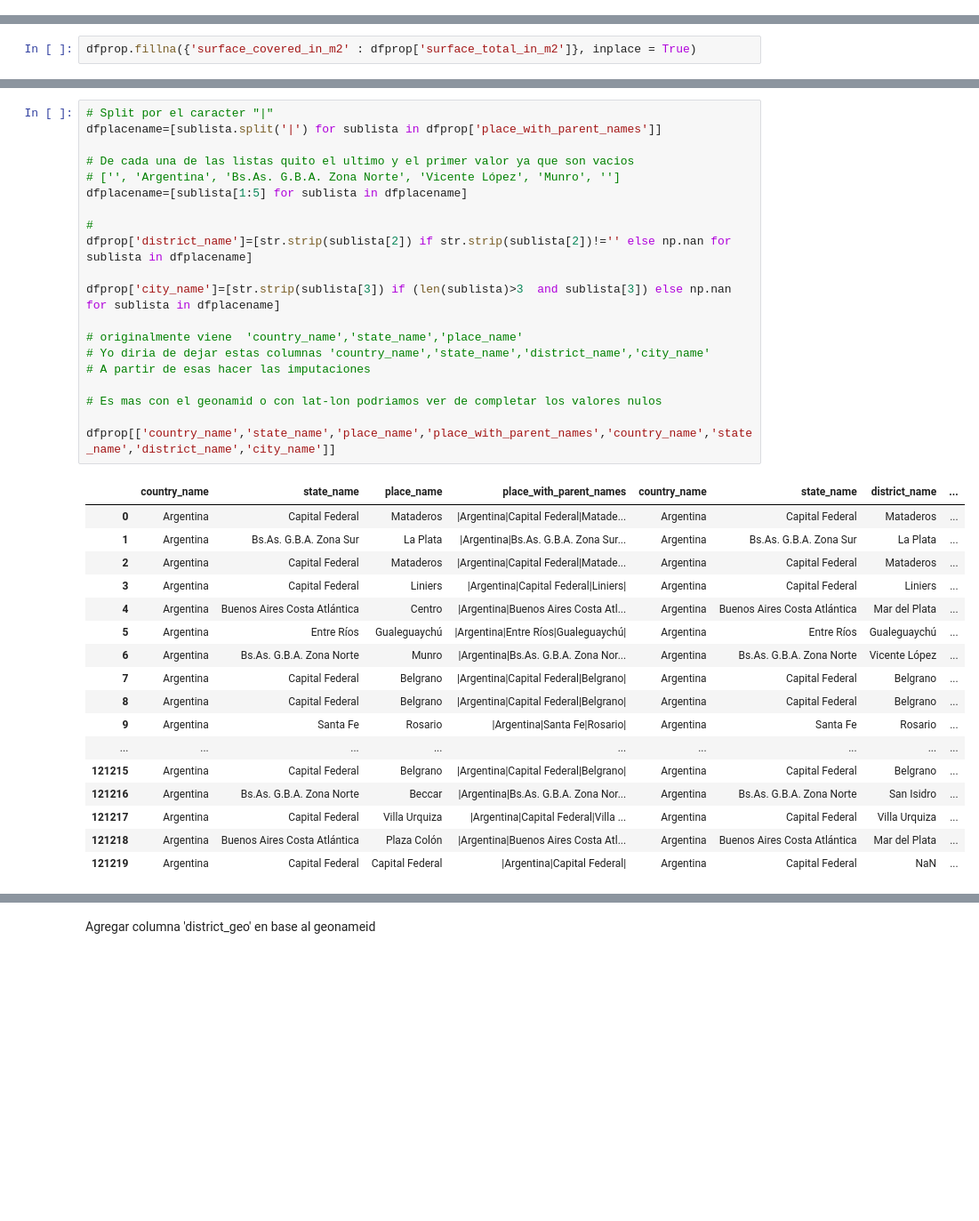
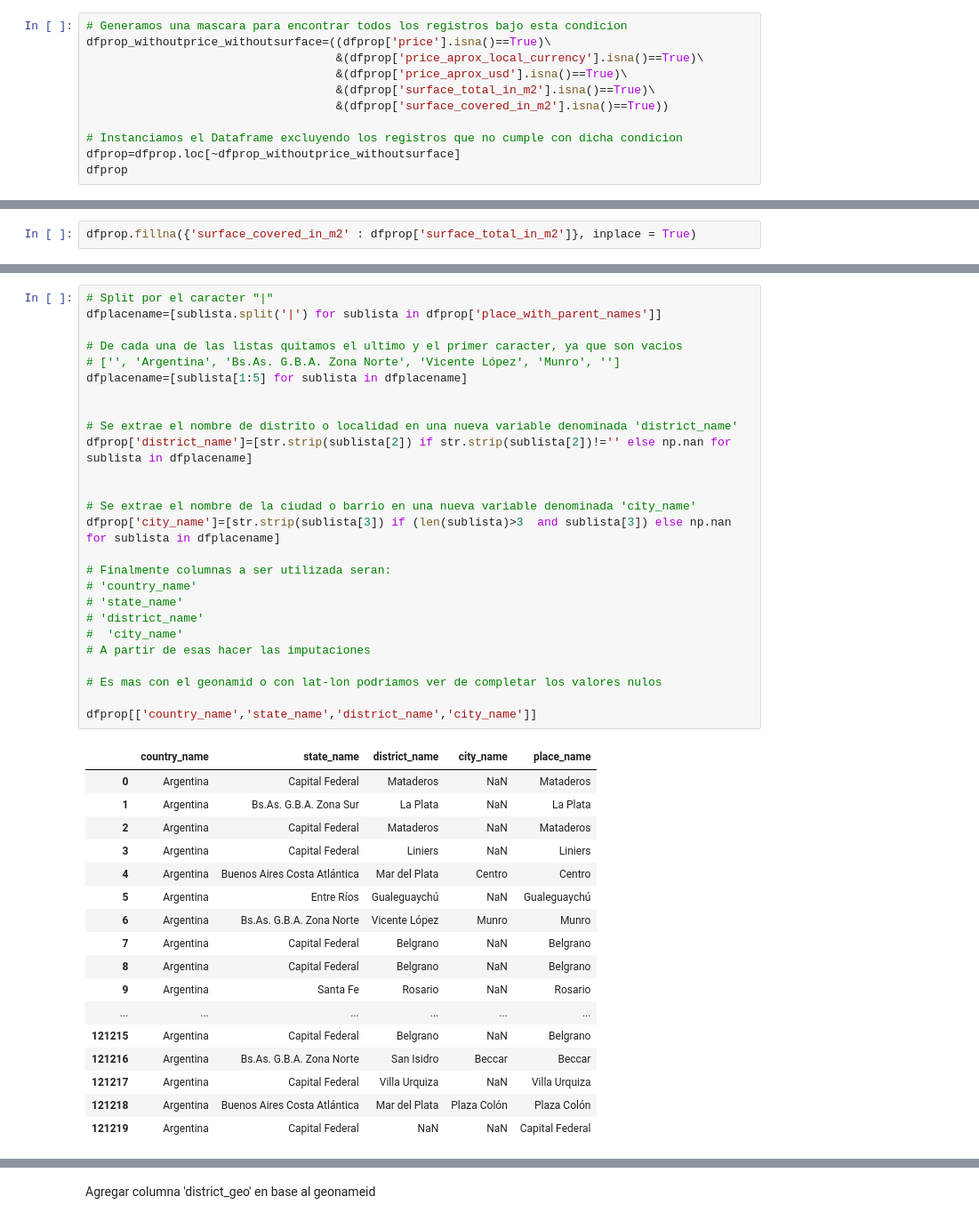
Before and after one commit to rgvillar/properati, a Jupyter notebook: Properati.ipynb, the cells around one changed output, grey strips where cells are left out. Shown at 89% size. Cells and saved outputs as stored; diff of their text form; blank space fills up the shorter version.

```diff
--- a/Properati.ipynb
+++ b/Properati.ipynb
@@ -120,0 +101,11 @@ dtype: int64
+# %%
+# Generamos una mascara para encontrar todos los registros bajo esta condicion
+dfprop_withoutprice_withoutsurface=((dfprop['price'].isna()==True)\
+                                    &(dfprop['price_aprox_local_currency'].isna()==True)\
+                                    &(dfprop['price_aprox_usd'].isna()==True)\
+                                    &(dfprop['surface_total_in_m2'].isna()==True)\
+                                    &(dfprop['surface_covered_in_m2'].isna()==True))
+
+# Instanciamos el Dataframe excluyendo los registros que no cumple con dicha condicion
+dfprop=dfprop.loc[~dfprop_withoutprice_withoutsurface]
+dfprop
@@ -260,38 +279,44 @@ Por lo tanto, separamos el texto y generaremos una nueva columna quedando el set
 # %%
 # Split por el caracter "|"
 dfplacename=[sublista.split('|') for sublista in dfprop['place_with_parent_names']]
 
-# De cada una de las listas quito el ultimo y el primer valor ya que son vacios
+# De cada una de las listas quitamos el ultimo y el primer caracter, ya que son vacios
 # ['', 'Argentina', 'Bs.As. G.B.A. Zona Norte', 'Vicente López', 'Munro', '']
 dfplacename=[sublista[1:5] for sublista in dfplacename]
 
-#
+
+# Se extrae el nombre de distrito o localidad en una nueva variable denominada 'district_name'
 dfprop['district_name']=[str.strip(sublista[2]) if str.strip(sublista[2])!='' else np.nan for sublista in dfplacename]
 
+
+# Se extrae el nombre de la ciudad o barrio en una nueva variable denominada 'city_name'
 dfprop['city_name']=[str.strip(sublista[3]) if (len(sublista)>3  and sublista[3]) else np.nan for sublista in dfplacename]
 
-# originalmente viene  'country_name','state_name','place_name'
-# Yo diria de dejar estas columnas 'country_name','state_name','district_name','city_name'
+# Finalmente columnas a ser utilizada seran:
+# 'country_name'
+# 'state_name'
+# 'district_name'
+#  'city_name'
 # A partir de esas hacer las imputaciones
 
 # Es mas con el geonamid o con lat-lon podriamos ver de completar los valores nulos
 
-dfprop[['country_name','state_name','place_name','place_with_parent_names','country_name','state_name','district_name','city_name']]
+dfprop[['country_name','state_name','district_name','city_name']]
 # %% [output]
-|  | country_name | state_name | place_name | place_with_parent_names | country_name | state_name | district_name | ... |
-| 0 | Argentina | Capital Federal | Mataderos | |Argentina|Capital Federal|Matade... | Argentina | Capital Federal | Mataderos | ... |
-| 1 | Argentina | Bs.As. G.B.A. Zona Sur | La Plata | |Argentina|Bs.As. G.B.A. Zona Sur... | Argentina | Bs.As. G.B.A. Zona Sur | La Plata | ... |
-| 2 | Argentina | Capital Federal | Mataderos | |Argentina|Capital Federal|Matade... | Argentina | Capital Federal | Mataderos | ... |
-| 3 | Argentina | Capital Federal | Liniers | |Argentina|Capital Federal|Liniers| | Argentina | Capital Federal | Liniers | ... |
-| 4 | Argentina | Buenos Aires Costa Atlántica | Centro | |Argentina|Buenos Aires Costa Atl... | Argentina | Buenos Aires Costa Atlántica | Mar del Plata | ... |
-| 5 | Argentina | Entre Ríos | Gualeguaychú | |Argentina|Entre Ríos|Gualeguaychú| | Argentina | Entre Ríos | Gualeguaychú | ... |
-| 6 | Argentina | Bs.As. G.B.A. Zona Norte | Munro | |Argentina|Bs.As. G.B.A. Zona Nor... | Argentina | Bs.As. G.B.A. Zona Norte | Vicente López | ... |
-| 7 | Argentina | Capital Federal | Belgrano | |Argentina|Capital Federal|Belgrano| | Argentina | Capital Federal | Belgrano | ... |
-| 8 | Argentina | Capital Federal | Belgrano | |Argentina|Capital Federal|Belgrano| | Argentina | Capital Federal | Belgrano | ... |
-| 9 | Argentina | Santa Fe | Rosario | |Argentina|Santa Fe|Rosario| | Argentina | Santa Fe | Rosario | ... |
-| ... | ... | ... | ... | ... | ... | ... | ... | ... |
-| 121215 | Argentina | Capital Federal | Belgrano | |Argentina|Capital Federal|Belgrano| | Argentina | Capital Federal | Belgrano | ... |
-| 121216 | Argentina | Bs.As. G.B.A. Zona Norte | Beccar | |Argentina|Bs.As. G.B.A. Zona Nor... | Argentina | Bs.As. G.B.A. Zona Norte | San Isidro | ... |
-| 121217 | Argentina | Capital Federal | Villa Urquiza | |Argentina|Capital Federal|Villa ... | Argentina | Capital Federal | Villa Urquiza | ... |
-| 121218 | Argentina | Buenos Aires Costa Atlántica | Plaza Colón | |Argentina|Buenos Aires Costa Atl... | Argentina | Buenos Aires Costa Atlántica | Mar del Plata | ... |
-| 121219 | Argentina | Capital Federal | Capital Federal | |Argentina|Capital Federal| | Argentina | Capital Federal | NaN | ... |
+|  | country_name | state_name | district_name | city_name | place_name |
+| 0 | Argentina | Capital Federal | Mataderos | NaN | Mataderos |
+| 1 | Argentina | Bs.As. G.B.A. Zona Sur | La Plata | NaN | La Plata |
+| 2 | Argentina | Capital Federal | Mataderos | NaN | Mataderos |
+| 3 | Argentina | Capital Federal | Liniers | NaN | Liniers |
+| 4 | Argentina | Buenos Aires Costa Atlántica | Mar del Plata | Centro | Centro |
+| 5 | Argentina | Entre Ríos | Gualeguaychú | NaN | Gualeguaychú |
+| 6 | Argentina | Bs.As. G.B.A. Zona Norte | Vicente López | Munro | Munro |
+| 7 | Argentina | Capital Federal | Belgrano | NaN | Belgrano |
+| 8 | Argentina | Capital Federal | Belgrano | NaN | Belgrano |
+| 9 | Argentina | Santa Fe | Rosario | NaN | Rosario |
+| ... | ... | ... | ... | ... | ... |
+| 121215 | Argentina | Capital Federal | Belgrano | NaN | Belgrano |
+| 121216 | Argentina | Bs.As. G.B.A. Zona Norte | San Isidro | Beccar | Beccar |
+| 121217 | Argentina | Capital Federal | Villa Urquiza | NaN | Villa Urquiza |
+| 121218 | Argentina | Buenos Aires Costa Atlántica | Mar del Plata | Plaza Colón | Plaza Colón |
+| 121219 | Argentina | Capital Federal | NaN | NaN | Capital Federal |
```
Also changed, not shown: parts of 38 cells of this notebook.
